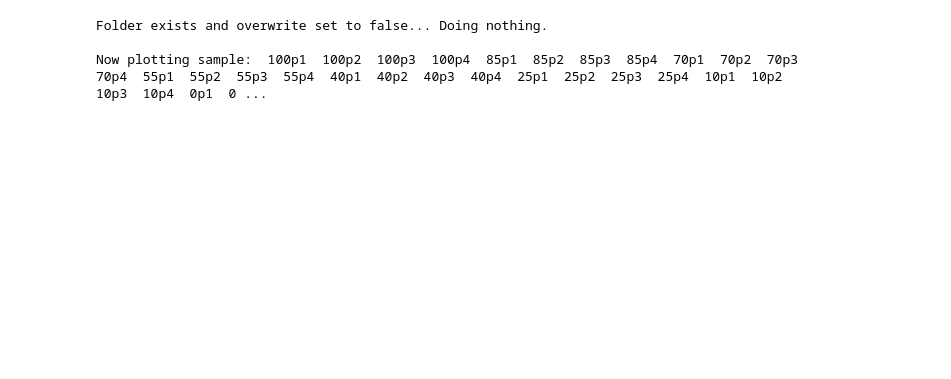
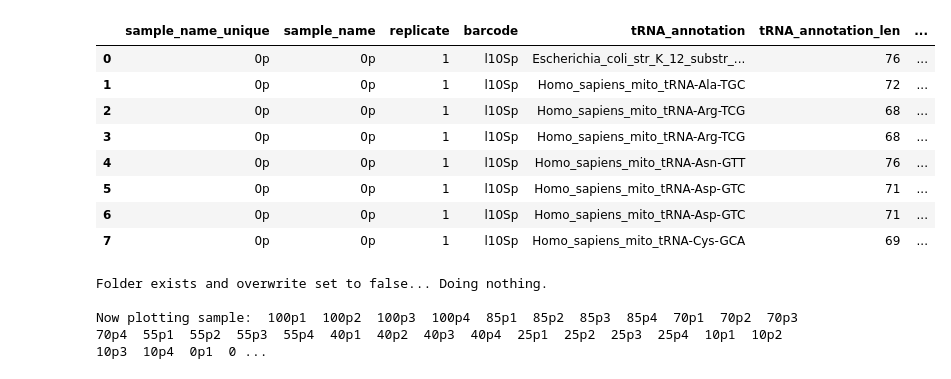
Before and after one commit to krdav/tRNA-charge-seq, a Jupyter notebook: projects/example/process_data.ipynb, the cells around one changed output. Cells and saved outputs as stored; diff of their text form; code cells hidden in the pictures; blank space fills up the shorter version.

```diff
--- a/projects/example/process_data.ipynb
+++ b/projects/example/process_data.ipynb
@@ -238,0 +102,5 @@ Collecting stats from:  100p1  100p2  100p3  100p4  85p2  85p3  85p4  85p1  70p2
+# %%
+tRNA_database = dict()
+tRNA_database['human'] = '{}/tRNA_database/human/hg38-tRNAs.fa'.format(homedir)
+tRNA_database['mouse'] = '{}/tRNA_database/mouse/mm10-tRNAs.fa'.format(homedir)
+assert(all(os.path.isfile(db) for sp, db in tRNA_database.items()))
@@ -239,3 +452,15 @@ Collecting stats from:  100p1  100p2  100p3  100p4  85p2  85p3  85p4  85p1  70p2
+# %%
+stats_df.head(8)
+# %% [output]
+|  | sample_name_unique | sample_name | replicate | barcode | tRNA_annotation | tRNA_annotation_len | ... |
+| 0 | 0p | 0p | 1 | l10Sp | Escherichia_coli_str_K_12_substr_... | 76 | ... |
+| 1 | 0p | 0p | 1 | l10Sp | Homo_sapiens_mito_tRNA-Ala-TGC | 72 | ... |
+| 2 | 0p | 0p | 1 | l10Sp | Homo_sapiens_mito_tRNA-Arg-TCG | 68 | ... |
+| 3 | 0p | 0p | 1 | l10Sp | Homo_sapiens_mito_tRNA-Arg-TCG | 68 | ... |
+| 4 | 0p | 0p | 1 | l10Sp | Homo_sapiens_mito_tRNA-Asn-GTT | 76 | ... |
+| 5 | 0p | 0p | 1 | l10Sp | Homo_sapiens_mito_tRNA-Asp-GTC | 71 | ... |
+| 6 | 0p | 0p | 1 | l10Sp | Homo_sapiens_mito_tRNA-Asp-GTC | 71 | ... |
+| 7 | 0p | 0p | 1 | l10Sp | Homo_sapiens_mito_tRNA-Cys-GCA | 69 | ... |
 # %%
 ### Generate standard tRNAseq data plots ###
 plot_obj = TRNA_plot(dir_dict, sample_df, pull_default=True)
```
Also changed, not shown: parts of 80 cells of this notebook, 3 other files.
